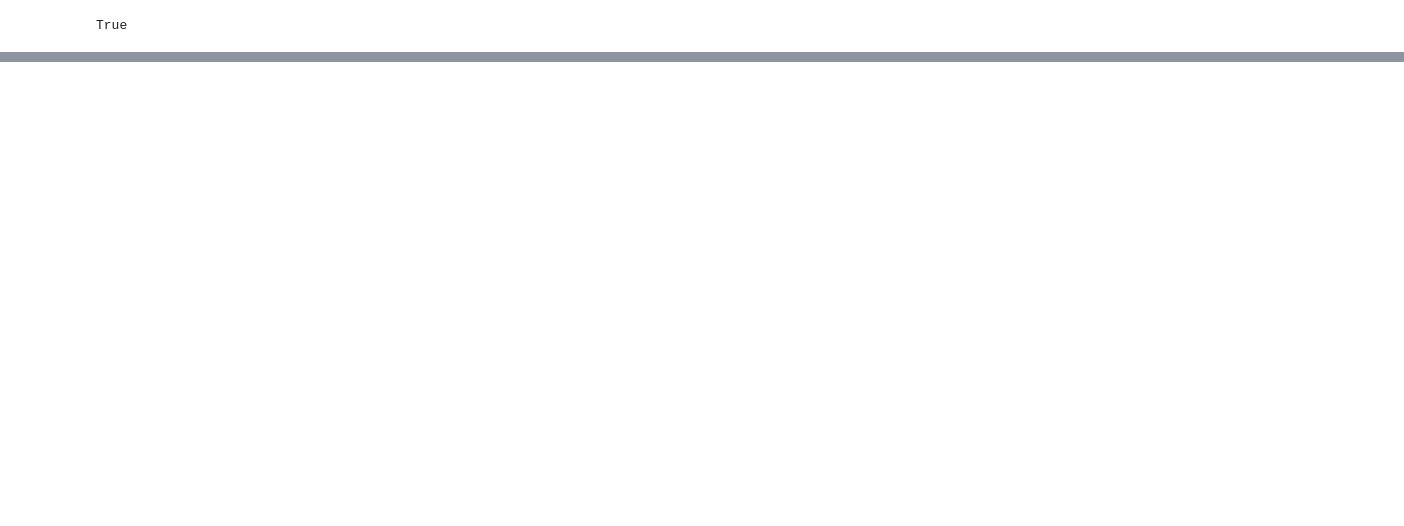
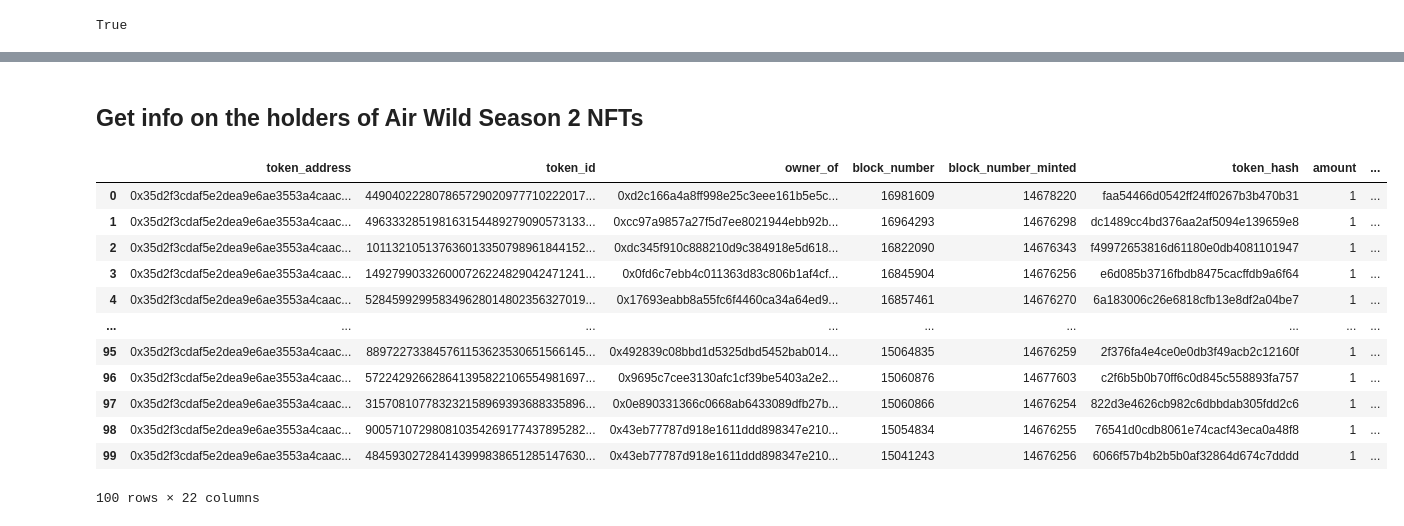
Before and after one commit to tomdickharryeth/ww-blockchain-dev, a Jupyter notebook: python/notebook/Wilder World CLE - Blockchain fundamentals.ipynb, the cells around one changed output, grey strips where cells are left out. Cells and saved outputs as stored; diff of their text form; code cells hidden in the pictures; blank space fills up the shorter version.

```diff
--- a/python/notebook/Wilder World CLE - Blockchain fundamentals.ipynb
+++ b/python/notebook/Wilder World CLE - Blockchain fundamentals.ipynb
@@ -67,0 +140,34 @@ for event in transfer_events:
+# %% [markdown]
+## Get info on the holders of Air Wild Season 2 NFTs
+# %%
+
+params = {
+    "address": "0x35D2F3CDAf5e2DeA9e6Ae3553A4CaACBA860A395",
+    "chain": "eth",
+    "format": "decimal",
+    "limit": 100,
+    "cursor": "",
+    "normalizeMetadata": True,
+}
+# %%
+result = evm_api.nft.get_nft_owners(
+    api_key=moralis_key,
+    params=params,
+)
+# %%
+df = pd.json_normalize(result["result"])
+df
+# %% [output]
+|  | token_address | token_id | owner_of | block_number | block_number_minted | token_hash | amount | ... |
+| 0 | 0x35d2f3cdaf5e2dea9e6ae3553a4caac... | 449040222807865729020977710222017... | 0xd2c166a4a8ff998e25c3eee161b5e5c... | 16981609 | 14678220 | faa54466d0542ff24ff0267b3b470b31 | 1 | ... |
+| 1 | 0x35d2f3cdaf5e2dea9e6ae3553a4caac... | 496333285198163154489279090573133... | 0xcc97a9857a27f5d7ee8021944ebb92b... | 16964293 | 14676298 | dc1489cc4bd376aa2af5094e139659e8 | 1 | ... |
+| 2 | 0x35d2f3cdaf5e2dea9e6ae3553a4caac... | 101132105137636013350798961844152... | 0xdc345f910c888210d9c384918e5d618... | 16822090 | 14676343 | f49972653816d61180e0db4081101947 | 1 | ... |
+| 3 | 0x35d2f3cdaf5e2dea9e6ae3553a4caac... | 149279903326000726224829042471241... | 0x0fd6c7ebb4c011363d83c806b1af4cf... | 16845904 | 14676256 | e6d085b3716fbdb8475cacffdb9a6f64 | 1 | ... |
+| 4 | 0x35d2f3cdaf5e2dea9e6ae3553a4caac... | 528459929958349628014802356327019... | 0x17693eabb8a55fc6f4460ca34a64ed9... | 16857461 | 14676270 | 6a183006c26e6818cfb13e8df2a04be7 | 1 | ... |
+| ... | ... | ... | ... | ... | ... | ... | ... | ... |
+| 95 | 0x35d2f3cdaf5e2dea9e6ae3553a4caac... | 889722733845761153623530651566145... | 0x492839c08bbd1d5325dbd5452bab014... | 15064835 | 14676259 | 2f376fa4e4ce0e0db3f49acb2c12160f | 1 | ... |
+| 96 | 0x35d2f3cdaf5e2dea9e6ae3553a4caac... | 572242926628641395822106554981697... | 0x9695c7cee3130afc1cf39be5403a2e2... | 15060876 | 14677603 | c2f6b5b0b70ff6c0d845c558893fa757 | 1 | ... |
+| 97 | 0x35d2f3cdaf5e2dea9e6ae3553a4caac... | 315708107783232158969393688335896... | 0x0e890331366c0668ab6433089dfb27b... | 15060866 | 14676254 | 822d3e4626cb982c6dbbdab305fdd2c6 | 1 | ... |
+| 98 | 0x35d2f3cdaf5e2dea9e6ae3553a4caac... | 900571072980810354269177437895282... | 0x43eb77787d918e1611ddd898347e210... | 15054834 | 14676255 | 76541d0cdb8061e74cacf43eca0a48f8 | 1 | ... |
+| 99 | 0x35d2f3cdaf5e2dea9e6ae3553a4caac... | 484593027284143999838651285147630... | 0x43eb77787d918e1611ddd898347e210... | 15041243 | 14676256 | 6066f57b4b2b5b0af32864d674c7dddd | 1 | ... |
+100 rows × 22 columns
```
Also changed, not shown: parts of 26 cells of this notebook.
